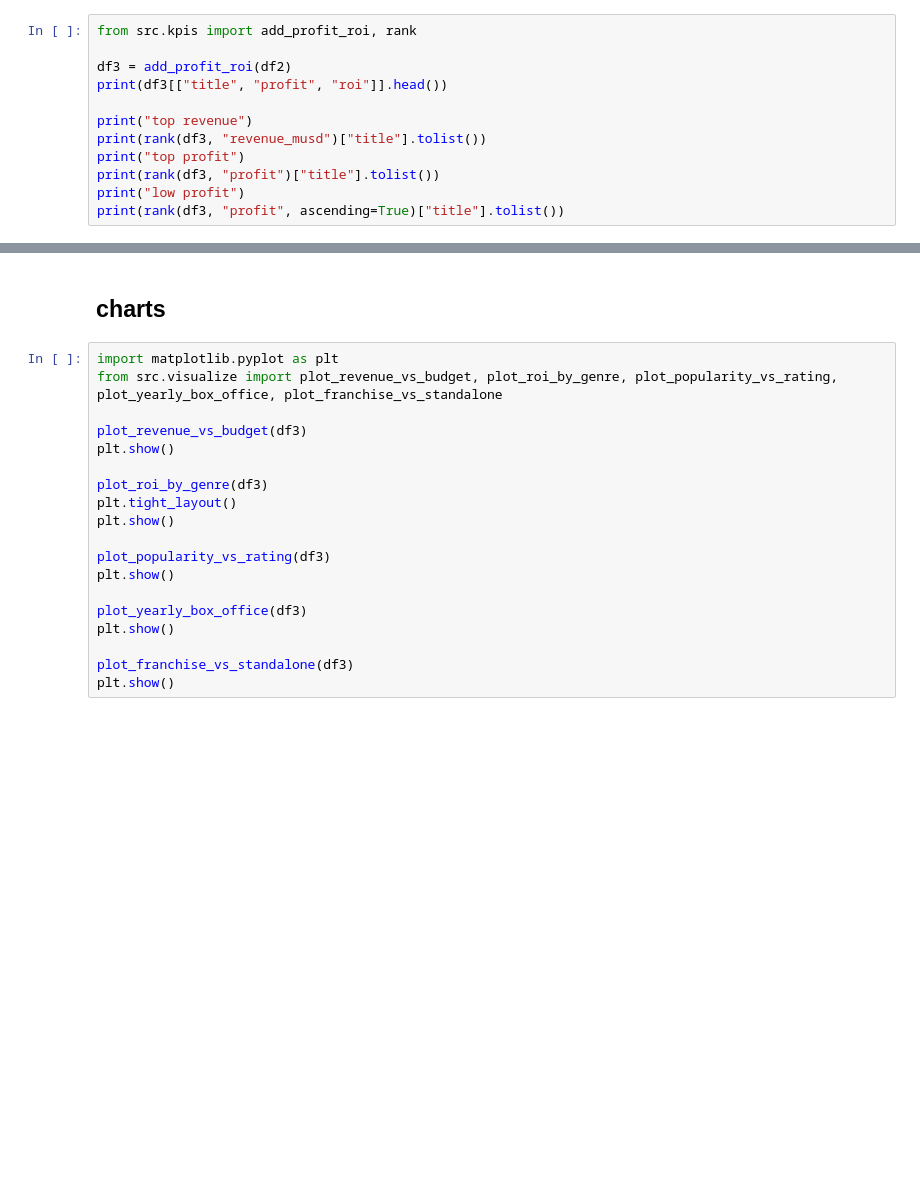
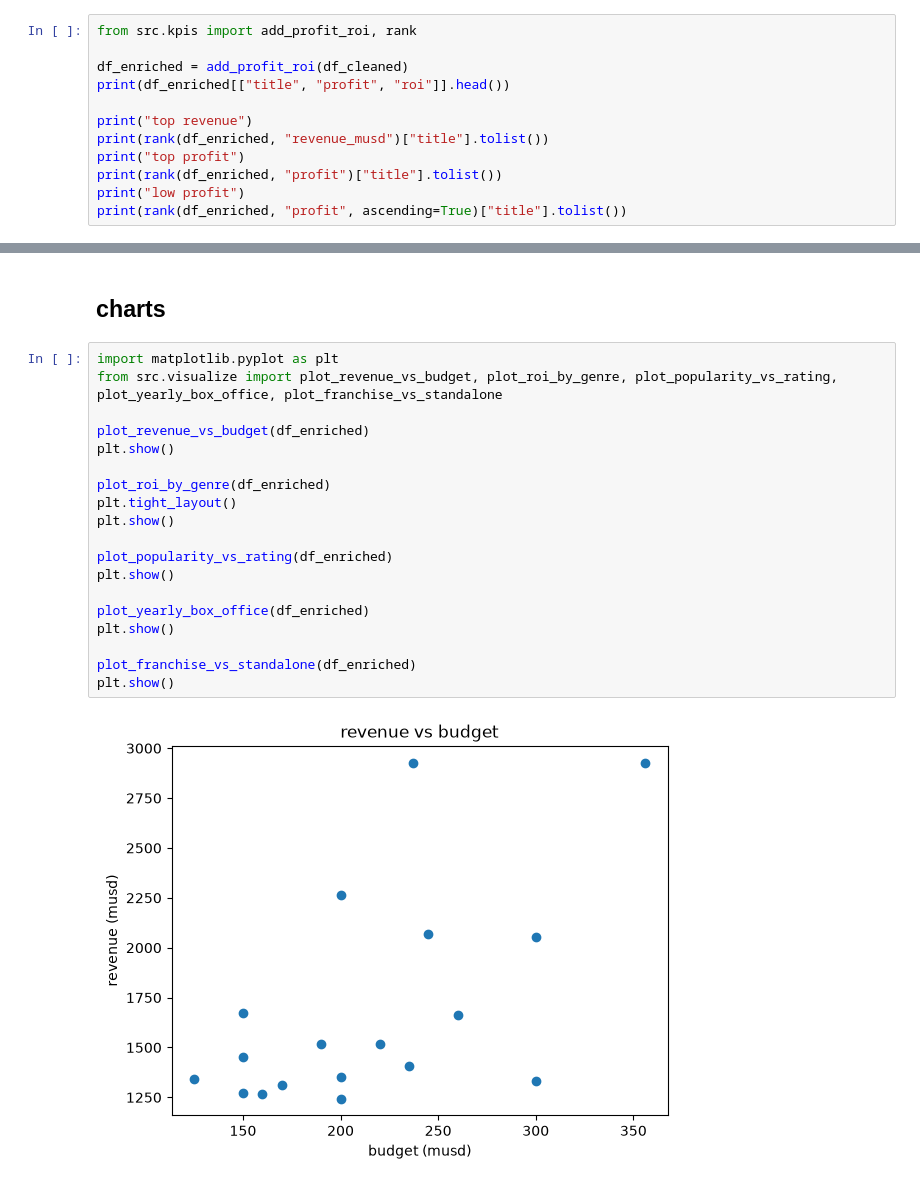
Before and after one commit to kelvee21/tmdb-movie-analysis, a Jupyter notebook: analysis.ipynb, the cells around one changed output, grey strips where cells are left out. Saved outputs shown, nothing was run; the diff lists cells and outputs as text; blank space fills up the shorter version.

```diff
--- a/analysis.ipynb
+++ b/analysis.ipynb
@@ -35,12 +146,12 @@ counts = inspect_anomalies(df2, EXTRACTED)
 # %%
 from src.kpis import add_profit_roi, rank
 
-df3 = add_profit_roi(df2)
-print(df3[["title", "profit", "roi"]].head())
+df_enriched = add_profit_roi(df_cleaned)
+print(df_enriched[["title", "profit", "roi"]].head())
 
 print("top revenue")
-print(rank(df3, "revenue_musd")["title"].tolist())
+print(rank(df_enriched, "revenue_musd")["title"].tolist())
 print("top profit")
-print(rank(df3, "profit")["title"].tolist())
+print(rank(df_enriched, "profit")["title"].tolist())
 print("low profit")
-print(rank(df3, "profit", ascending=True)["title"].tolist())
+print(rank(df_enriched, "profit", ascending=True)["title"].tolist())
@@ -90,19 +252,21 @@ print(top_directors(df3).head())
 # %%
 import matplotlib.pyplot as plt
 from src.visualize import plot_revenue_vs_budget, plot_roi_by_genre, plot_popularity_vs_rating, plot_yearly_box_office, plot_franchise_vs_standalone
 
-plot_revenue_vs_budget(df3)
+plot_revenue_vs_budget(df_enriched)
 plt.show()
 
-plot_roi_by_genre(df3)
+plot_roi_by_genre(df_enriched)
 plt.tight_layout()
 plt.show()
 
-plot_popularity_vs_rating(df3)
+plot_popularity_vs_rating(df_enriched)
 plt.show()
 
-plot_yearly_box_office(df3)
+plot_yearly_box_office(df_enriched)
 plt.show()
 
-plot_franchise_vs_standalone(df3)
+plot_franchise_vs_standalone(df_enriched)
 plt.show()
+# %% [output]
+[figure, added]
```
Also changed, not shown: parts of 14 cells of this notebook, 17 other files.
